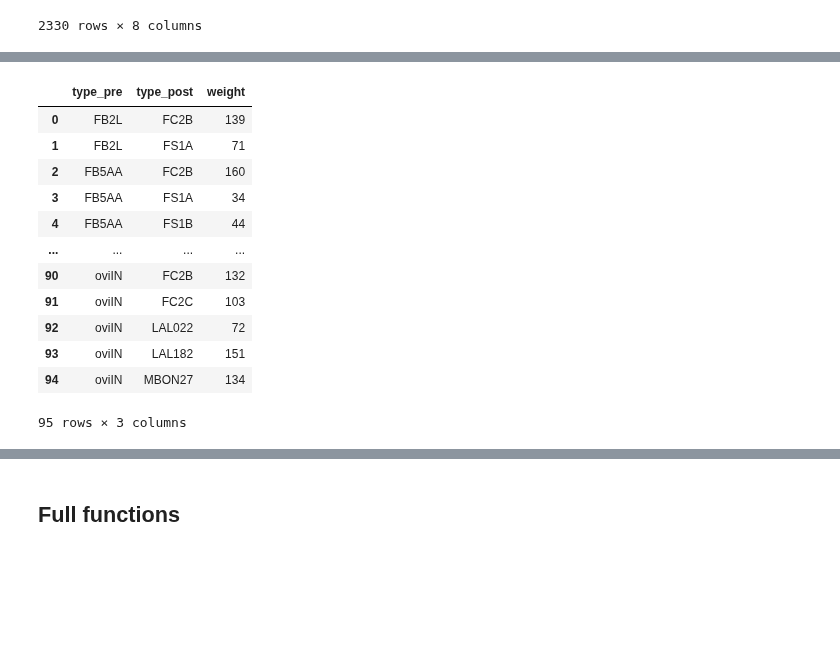
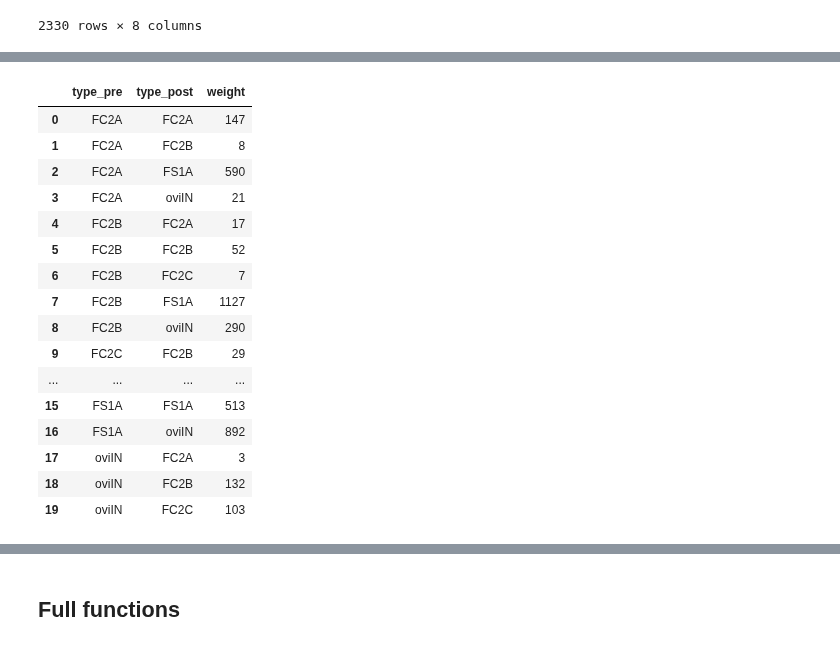
Before and after one commit to RhessaWL/flybrain-clustering, a Jupyter notebook: network_figures_inputr.ipynb, the cells around one changed output, grey strips where cells are left out. Saved outputs shown, nothing was run; the diff lists cells and outputs as text; code cells hidden in the pictures; blank space fills up the shorter version.

```diff
--- a/network_figures_inputr.ipynb
+++ b/network_figures_inputr.ipynb
@@ -209,24 +239,28 @@ conn_types_cluster
 # %%
 # Thresholding
-conn_types_cluster = conn_types_cluster[conn_types_cluster['weight']>30]
+#conn_types_cluster = conn_types_cluster[conn_types_cluster['weight']>30]
 
 # reset the index to make the dataframe easier to work with
 conn_types_cluster = conn_types_cluster.reset_index()
 conn_types_cluster
 # %% [output]
 |  | type_pre | type_post | weight |
-| 0 | FB2L | FC2B | 139 |
-| 1 | FB2L | FS1A | 71 |
-| 2 | FB5AA | FC2B | 160 |
-| 3 | FB5AA | FS1A | 34 |
-| 4 | FB5AA | FS1B | 44 |
+| 0 | FC2A | FC2A | 147 |
+| 1 | FC2A | FC2B | 8 |
+| 2 | FC2A | FS1A | 590 |
+| 3 | FC2A | oviIN | 21 |
+| 4 | FC2B | FC2A | 17 |
+| 5 | FC2B | FC2B | 52 |
+| 6 | FC2B | FC2C | 7 |
+| 7 | FC2B | FS1A | 1127 |
+| 8 | FC2B | oviIN | 290 |
+| 9 | FC2C | FC2B | 29 |
 | ... | ... | ... | ... |
-| 90 | oviIN | FC2B | 132 |
-| 91 | oviIN | FC2C | 103 |
-| 92 | oviIN | LAL022 | 72 |
-| 93 | oviIN | LAL182 | 151 |
-| 94 | oviIN | MBON27 | 134 |
+| 15 | FS1A | FS1A | 513 |
+| 16 | FS1A | oviIN | 892 |
+| 17 | oviIN | FC2A | 3 |
+| 18 | oviIN | FC2B | 132 |
+| 19 | oviIN | FC2C | 103 |
-95 rows × 3 columns
 # %%
 # Attach color to FS1A node and oviIN node
 conn_types_cluster['color'] = 'lightblue'
```
Also changed, not shown: parts of 13 cells of this notebook, 1 other file.
